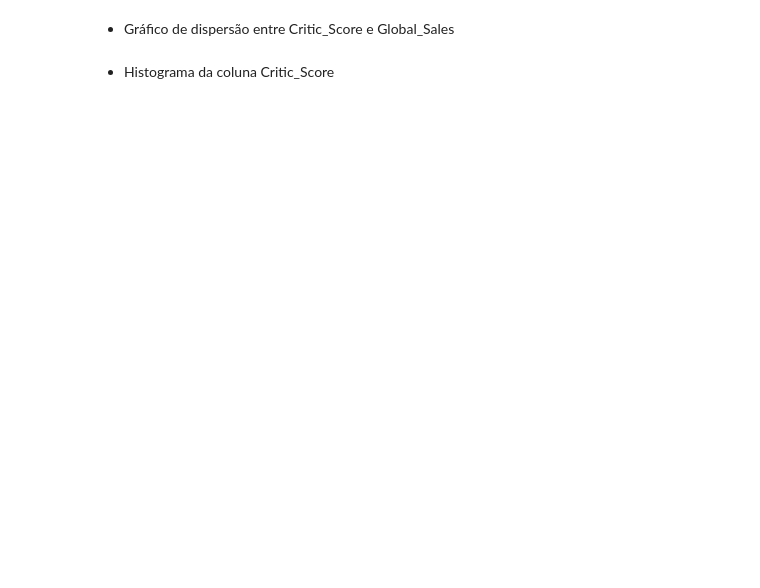
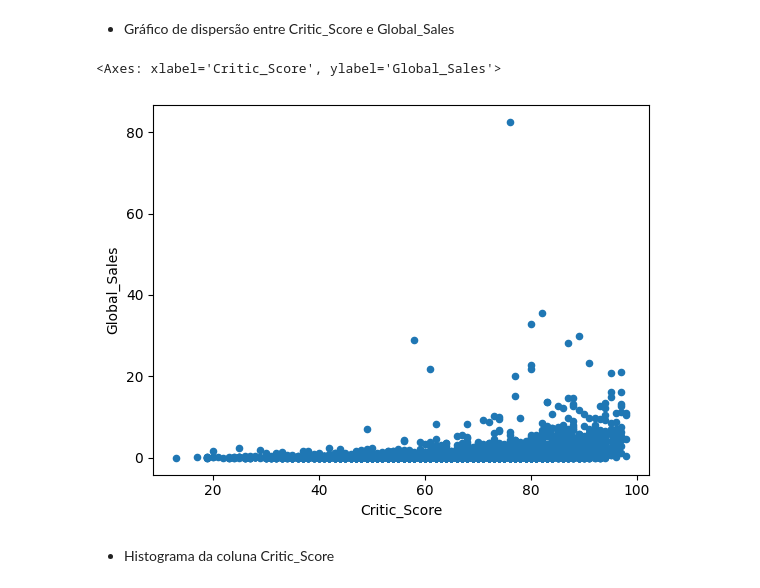
Before and after one commit to Joao-Inacio/Pandas-Descomplicado-Um-Guia-Pratico-para-Iniciantes, a Jupyter notebook: 0.1_Series/Exercícios_NÃO_resolvidos.ipynb, the cells around one changed output. Cells and saved outputs as stored; diff of their text form; code cells hidden in the pictures; blank space fills up the shorter version.

```diff
--- a/0.1_Series/Exercícios_NÃO_resolvidos.ipynb
+++ b/0.1_Series/Exercícios_NÃO_resolvidos.ipynb
@@ -951,4 +1014,9 @@ jogos_destaque
 # %% [markdown]
 - Gráfico de dispersão entre Critic_Score e Global_Sales
+# %%
+df2.plot.scatter(x='Critic_Score', y='Global_Sales')
+# %% [output]
+<Axes: xlabel='Critic_Score', ylabel='Global_Sales'>
+[figure, added]
 # %% [markdown]
 - Histograma da coluna Critic_Score
```
Also changed, not shown: parts of 9 cells of this notebook.
